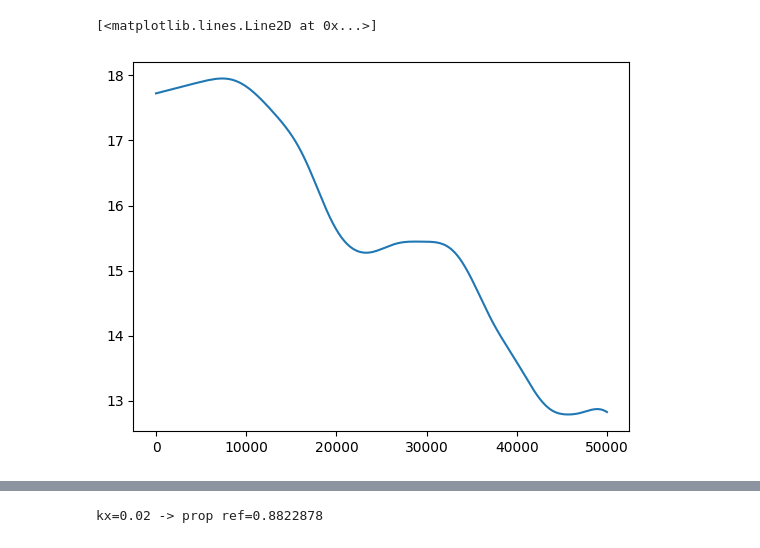
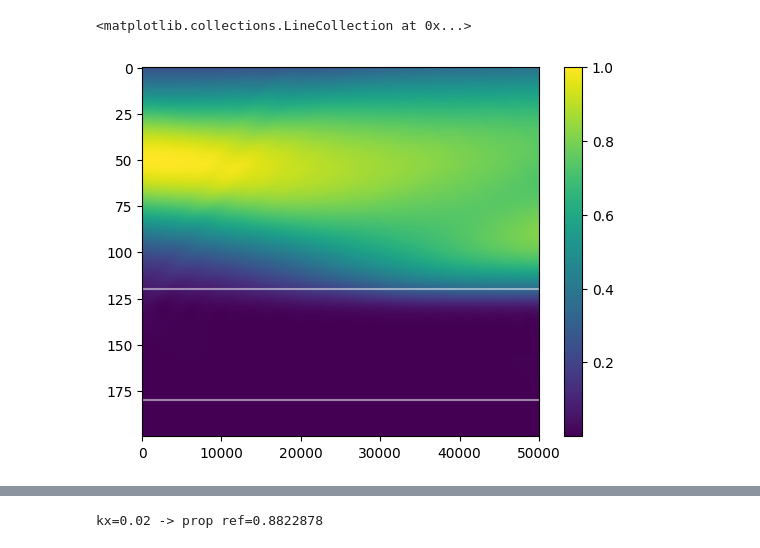
Before and after one commit to TurnerEntenmann/Research, a Jupyter notebook: RK_fast.ipynb, the cells around one changed output, grey strips where cells are left out. Drawn from its saved outputs; the diff is of its cells as text; code cells hidden in the pictures.

```diff
--- a/RK_fast.ipynb
+++ b/RK_fast.ipynb
@@ -129,12 +149,19 @@ MemoryError: Unable to allocate 76.3 MiB for an array with shape (50001, 200) an
+# %%
+plt.imshow(np.abs(E_grid.T), aspect="auto")
+
+plt.colorbar()
+
+plt.hlines(barrier, 0, hlim, color="white", alpha=0.5)
+plt.hlines(barrier1, 0, hlim, color="white", alpha=0.5)
+# %% [output]
+<matplotlib.collections.LineCollection at 0x...>
+[figure, added]
 # %%
-pwr = []
-z_list = np.arange(0, 50001)
-for z_slice in z_list:
-    pwr.append((np.abs(E_grid[z_slice])**2).sum())
-plt.plot(z_list, pwr)
+# pwr = []
+# z_list = np.arange(0, 50001)
+# for z_slice in z_list:
+#     pwr.append((np.abs(E_grid[z_slice])**2).sum())
+# plt.plot(z_list, pwr)
-# %% [output]
-[<matplotlib.lines.Line2D at 0x...>]
-[figure, removed]
 # %%
 # kx = 0
 
```
Also changed, not shown: parts of 10 cells of this notebook.
